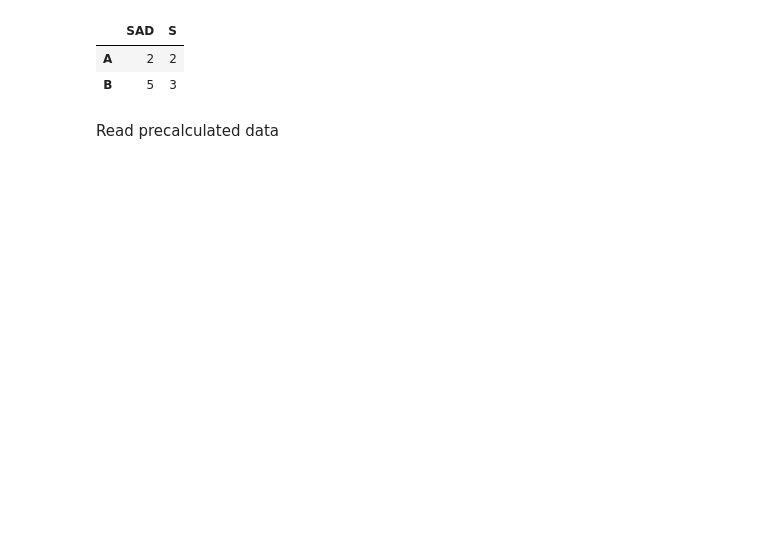
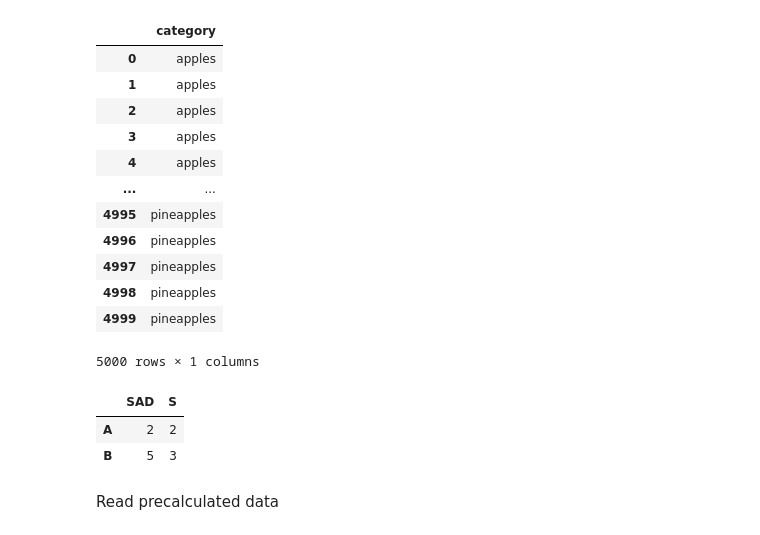
Before and after one commit to diamenciarz/MS_NIR_Analyser, a Jupyter notebook: Test.ipynb, the cells around one changed output. Saved outputs shown, nothing was run; the diff lists cells and outputs as text; code cells hidden in the pictures; blank space fills up the shorter version.

```diff
--- a/Test.ipynb
+++ b/Test.ipynb
@@ -14,6 +14,31 @@ import pandas as pd
 import matplotlib.pyplot as plt
 import plotly.graph_objects as go
 import plotly.express as px
+# %%
+N = 100
+df = pd.DataFrame({
+    'category': (
+        (['apples'] * 5 * N) +
+        (['oranges'] * 10 * N) +
+        (['figs'] * 20 * N) +
+        (['pineapples'] * 15 * N)
+    )
+})
+df
+# %% [output]
+|  | category |
+| 0 | apples |
+| 1 | apples |
+| 2 | apples |
+| 3 | apples |
+| 4 | apples |
+| ... | ... |
+| 4995 | pineapples |
+| 4996 | pineapples |
+| 4997 | pineapples |
+| 4998 | pineapples |
+| 4999 | pineapples |
+5000 rows × 1 columns
 # %%
 pd.DataFrame([[2,2], [5,3]], index=["A", "B"], columns=["SAD", "S"])
 # %% [output]
```
Also changed, not shown: 1 other file.
